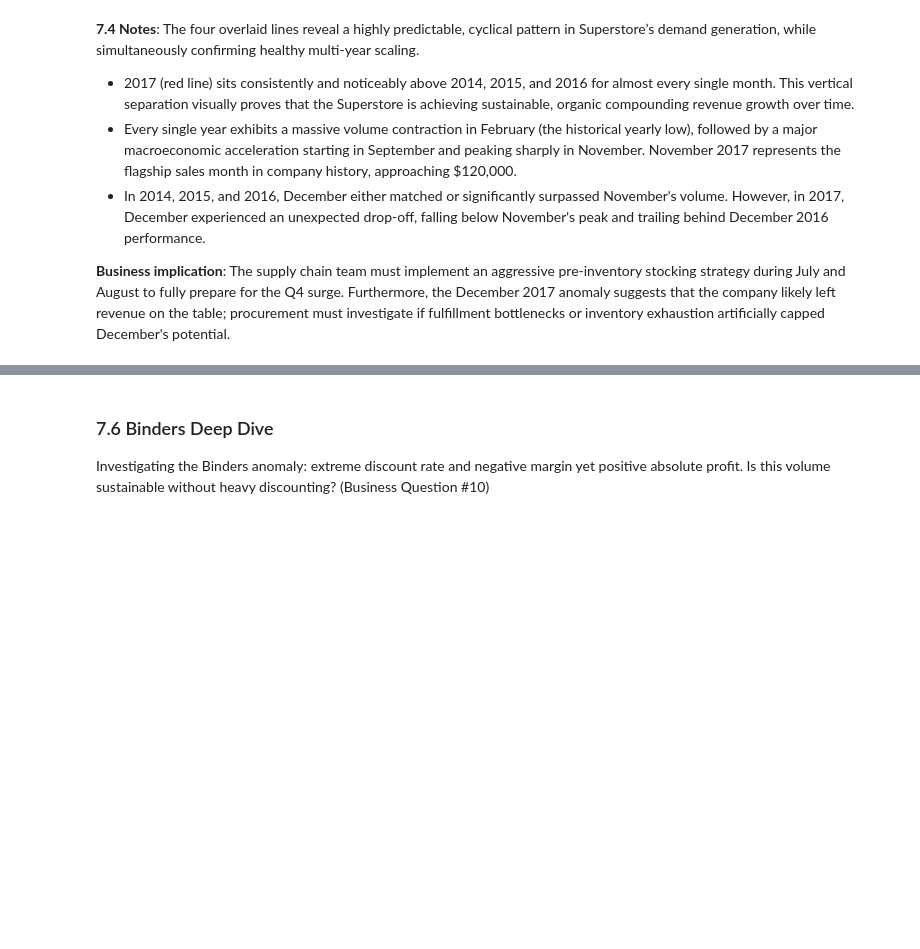
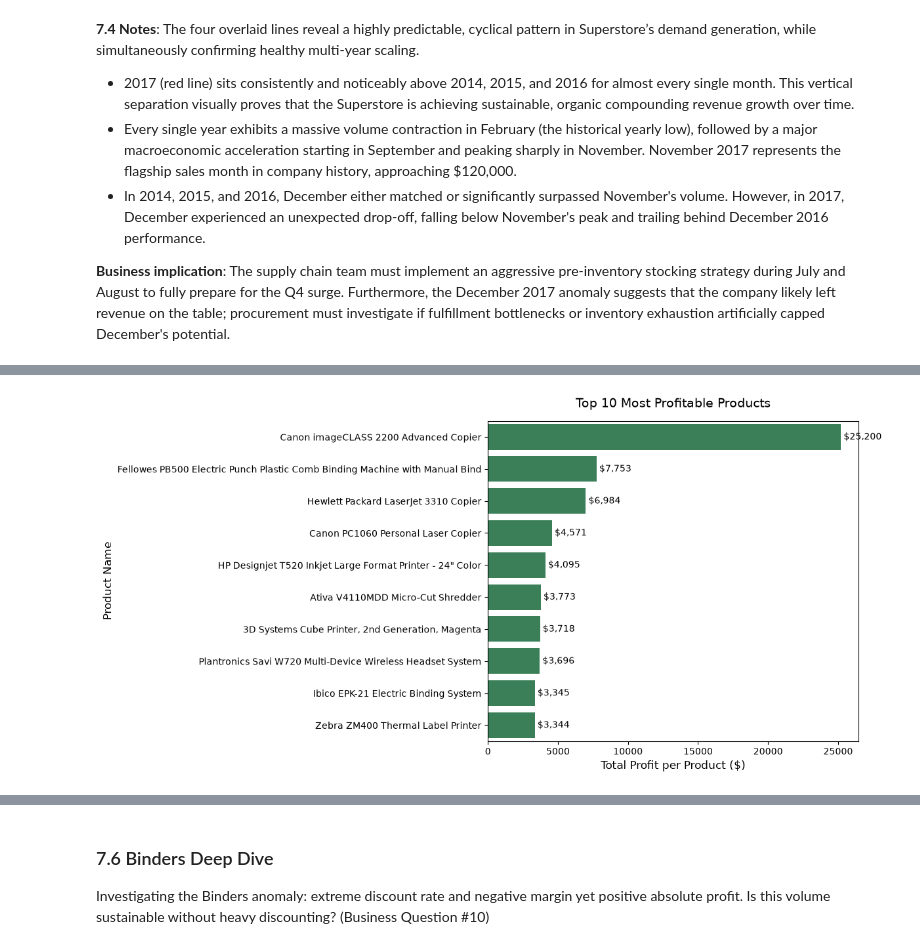
Before and after one commit to l7g/portfolio-data-analyst, a Jupyter notebook: project-1-superstore/notebook.ipynb, the cells around one changed output, grey strips where cells are left out. Saved outputs shown, nothing was run; the diff lists cells and outputs as text; code cells hidden in the pictures; blank space fills up the shorter version.

```diff
--- a/project-1-superstore/notebook.ipynb
+++ b/project-1-superstore/notebook.ipynb
@@ -637,0 +645,23 @@ This product-level drill-down allows us to cross-reference our earlier findings
+# %%
+import matplotlib.container as mcontainer
+
+top10_by_profit = superstore_clean.groupby('product_name').profit.sum().reset_index().nlargest(10, 'profit')
+
+plt.figure(figsize=(12,6))
+
+ax = sns.barplot(data=top10_by_profit, x='profit', y='product_name', color='seagreen', legend=False)
+
+plt.xlabel('Total Profit per Product ($)', fontsize=12)
+plt.ylabel('Product Name', fontsize=12)
+plt.title('Top 10 Most Profitable Products', fontsize=14, pad=15)
+
+for container in ax.containers:
+    if isinstance(container, mcontainer.BarContainer):
+        ax.bar_label(container, fmt=lambda x: f"${x:,.0f}", padding=3, fontsize=10)
+
+plt.tight_layout()
+
+plt.savefig('./figures/7.5_top_10_profitable_products.png', bbox_inches='tight')
+plt.show()
+# %% [output]
+[figure, added]
```
Also changed, not shown: parts of 3 cells of this notebook, 3 other files.
